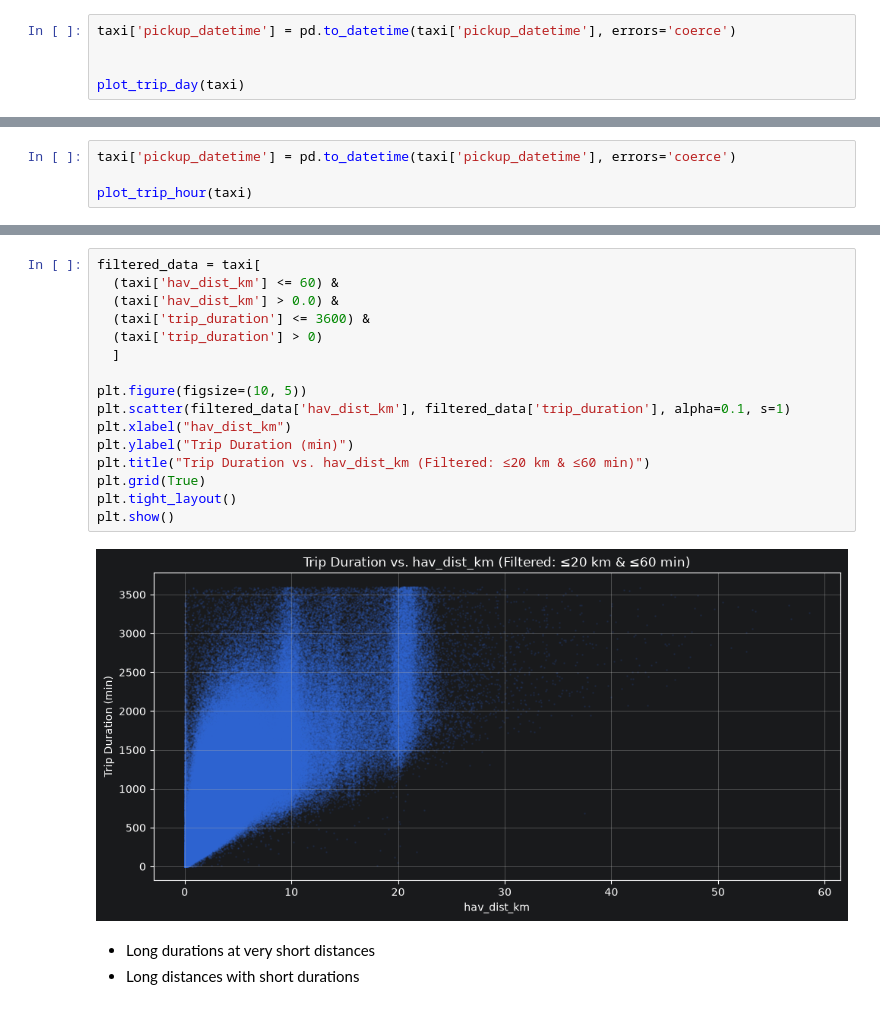
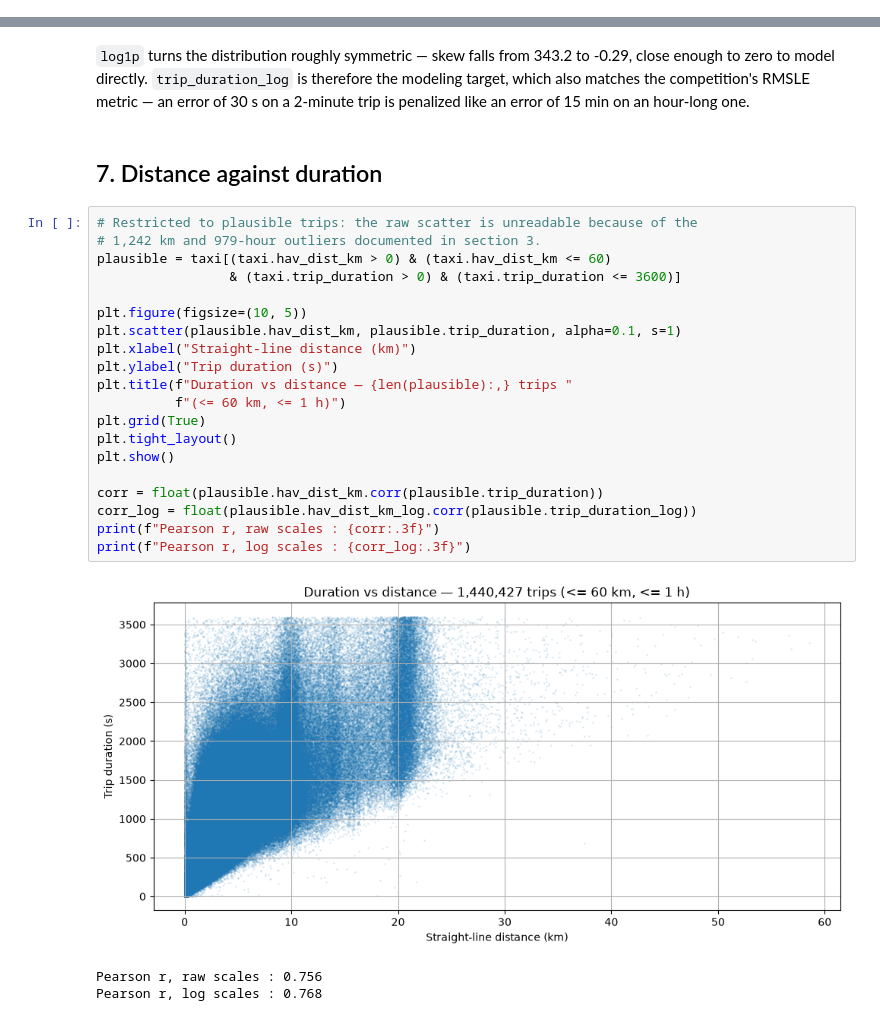
Before and after one commit to Wendo99/NYC-Taxi-Trip-Duration, a Jupyter notebook: notebooks/taxi.ipynb, the cells around one changed output, grey strips where cells are left out. Cells and saved outputs as stored; diff of their text form.

```diff
--- a/notebooks/taxi.ipynb
+++ b/notebooks/taxi.ipynb
@@ -161,5 +285,0 @@ plot_trips_month(taxi)
-# %%
-taxi['pickup_datetime'] = pd.to_datetime(taxi['pickup_datetime'], errors='coerce')
-
-
-plot_trip_day(taxi)
@@ -168,4 +285,0 @@ plot_trip_day(taxi)
-# %%
-taxi['pickup_datetime'] = pd.to_datetime(taxi['pickup_datetime'], errors='coerce')
-
-plot_trip_hour(taxi)
@@ -225,21 +357,32 @@ taxi.plot.scatter(x='hav_dist_km', y='trip_duration', alpha=0.3)
+# %% [markdown]
+`log1p` turns the distribution roughly symmetric — skew falls from 343.2 to
+-0.29, close enough to zero to model directly. `trip_duration_log` is
+therefore the modeling target, which also matches the competition's RMSLE
+metric — an error of 30 s on a 2-minute trip is penalized like an error of
+15 min on an hour-long one.
+# %% [markdown]
+## 7. Distance against duration
 # %%
-filtered_data = taxi[
-  (taxi['hav_dist_km'] <= 60) &
-  (taxi['hav_dist_km'] > 0.0) &
-  (taxi['trip_duration'] <= 3600) &
-  (taxi['trip_duration'] > 0)
-  ]
+# Restricted to plausible trips: the raw scatter is unreadable because of the
+# 1,242 km and 979-hour outliers documented in section 3.
+plausible = taxi[(taxi.hav_dist_km > 0) & (taxi.hav_dist_km <= 60)
+                 & (taxi.trip_duration > 0) & (taxi.trip_duration <= 3600)]
 
 plt.figure(figsize=(10, 5))
-plt.scatter(filtered_data['hav_dist_km'], filtered_data['trip_duration'], alpha=0.1, s=1)
-plt.xlabel("hav_dist_km")
-plt.ylabel("Trip Duration (min)")
-plt.title("Trip Duration vs. hav_dist_km (Filtered: ≤20 km & ≤60 min)")
+plt.scatter(plausible.hav_dist_km, plausible.trip_duration, alpha=0.1, s=1)
+plt.xlabel("Straight-line distance (km)")
+plt.ylabel("Trip duration (s)")
+plt.title(f"Duration vs distance — {len(plausible):,} trips "
+          f"(<= 60 km, <= 1 h)")
 plt.grid(True)
 plt.tight_layout()
 plt.show()
+
+corr = float(plausible.hav_dist_km.corr(plausible.trip_duration))
+corr_log = float(plausible.hav_dist_km_log.corr(plausible.trip_duration_log))
+print(f"Pearson r, raw scales : {corr:.3f}")
+print(f"Pearson r, log scales : {corr_log:.3f}")
 # %% [output]
-[figure, old version]
+[figure, new version]
+Pearson r, raw scales : 0.756
+Pearson r, log scales : 0.768
-# %% [markdown]
-- Long durations at very short distances
-- Long distances with short durations
```
Also changed, not shown: parts of 78 cells of this notebook.
